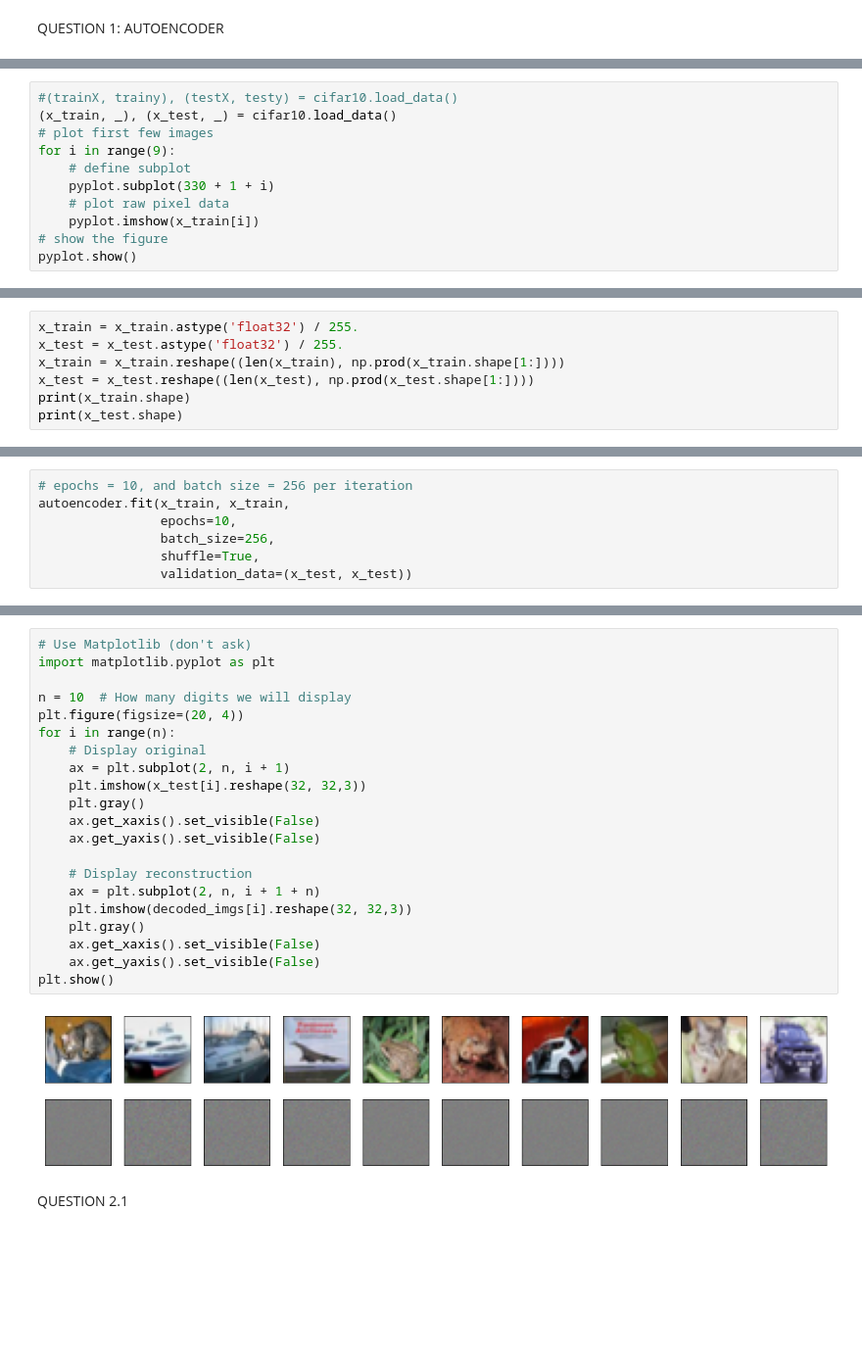
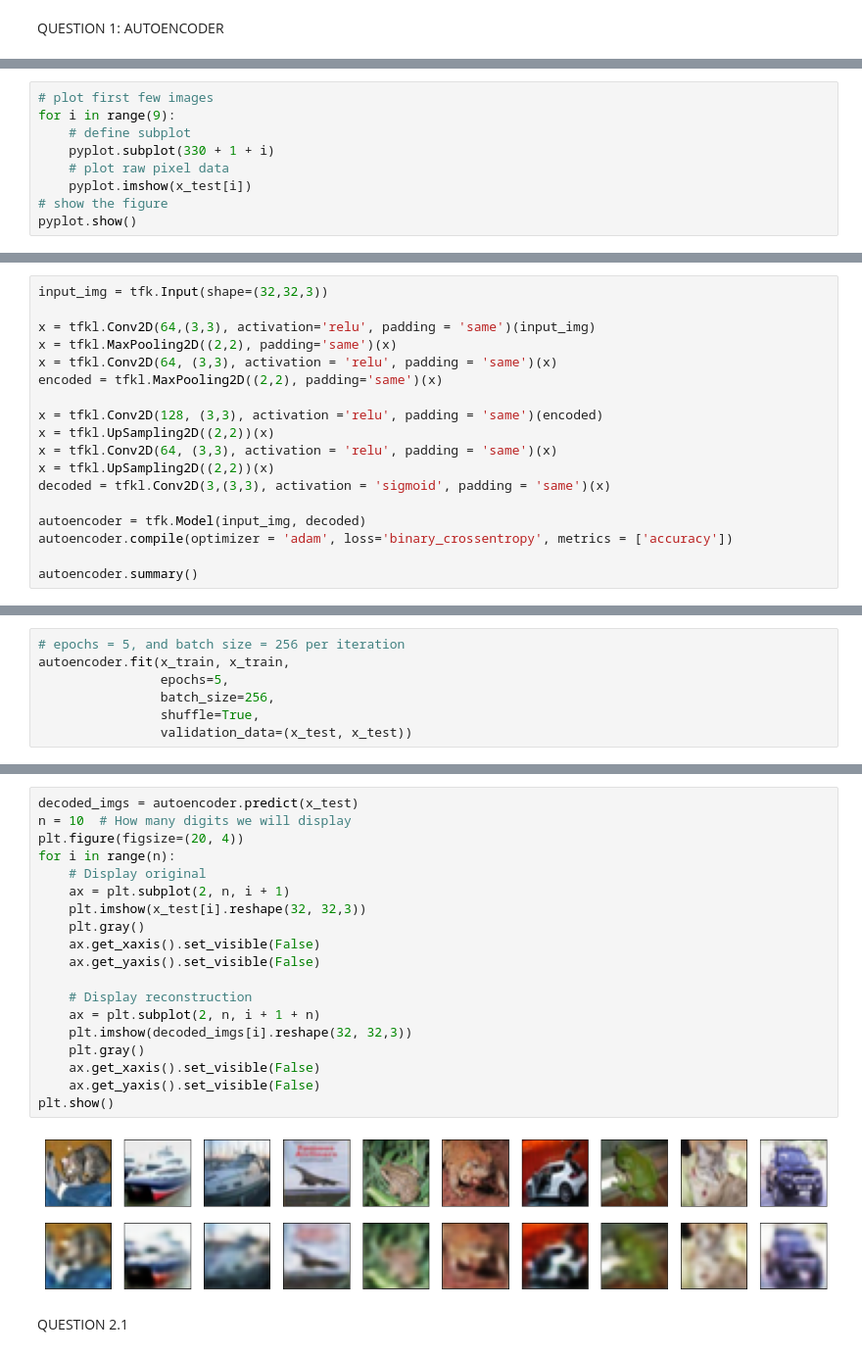
Before and after one commit to vc470/deeplearningvc470, a Jupyter notebook: Homework_3_VID_CHAN.ipynb, the cells around one changed output, grey strips where cells are left out. Shown: that part at 98% size. Drawn from its saved outputs; the diff is of its cells as text; blank space fills up the shorter version.

```diff
--- a/Homework_3_VID_CHAN.ipynb
+++ b/Homework_3_VID_CHAN.ipynb
@@ -41,12 +31,10 @@ from keras.datasets import cifar10
 # %%
-#(trainX, trainy), (testX, testy) = cifar10.load_data()
-(x_train, _), (x_test, _) = cifar10.load_data()
 # plot first few images
 for i in range(9):
 	# define subplot
 	pyplot.subplot(330 + 1 + i)
 	# plot raw pixel data
-	pyplot.imshow(x_train[i])
+	pyplot.imshow(x_test[i])
 # show the figure
 pyplot.show()
 # %% [output]
@@ -56,7 +41,0 @@ Downloading data from https://www.cs.toronto.edu/~kriz/cifar-10-python.tar.gz
-# %%
-x_train = x_train.astype('float32') / 255.
-x_test = x_test.astype('float32') / 255.
-x_train = x_train.reshape((len(x_train), np.prod(x_train.shape[1:])))
-x_test = x_test.reshape((len(x_test), np.prod(x_test.shape[1:])))
-print(x_train.shape)
-print(x_test.shape)
@@ -65,0 +42,18 @@ print(x_test.shape)
+# %%
+input_img = tfk.Input(shape=(32,32,3))
+
+x = tfkl.Conv2D(64,(3,3), activation='relu', padding = 'same')(input_img)
+x = tfkl.MaxPooling2D((2,2), padding='same')(x)
+x = tfkl.Conv2D(64, (3,3), activation = 'relu', padding = 'same')(x)
+encoded = tfkl.MaxPooling2D((2,2), padding='same')(x)
+
+x = tfkl.Conv2D(128, (3,3), activation ='relu', padding = 'same')(encoded)
+x = tfkl.UpSampling2D((2,2))(x)
+x = tfkl.Conv2D(64, (3,3), activation = 'relu', padding = 'same')(x)
+x = tfkl.UpSampling2D((2,2))(x)
+decoded = tfkl.Conv2D(3,(3,3), activation = 'sigmoid', padding = 'same')(x)
+
+autoencoder = tfk.Model(input_img, decoded)
+autoencoder.compile(optimizer = 'adam', loss='binary_crossentropy', metrics = ['accuracy'])
+
+autoencoder.summary()
@@ -66,7 +78,7 @@ print(x_test.shape)
 # %%
-# epochs = 10, and batch size = 256 per iteration
+# epochs = 5, and batch size = 256 per iteration
 autoencoder.fit(x_train, x_train,
-                epochs=10,
+                epochs=5,
                 batch_size=256,
                 shuffle=True,
                 validation_data=(x_test, x_test))
@@ -100,26 +97,24 @@ decoded_imgs = decoder.predict(encoded_imgs)
 # %%
-# Use Matplotlib (don't ask)
-import matplotlib.pyplot as plt
-
+decoded_imgs = autoencoder.predict(x_test)
 n = 10  # How many digits we will display
 plt.figure(figsize=(20, 4))
 for i in range(n):
     # Display original
     ax = plt.subplot(2, n, i + 1)
     plt.imshow(x_test[i].reshape(32, 32,3))
     plt.gray()
     ax.get_xaxis().set_visible(False)
     ax.get_yaxis().set_visible(False)
 
     # Display reconstruction
     ax = plt.subplot(2, n, i + 1 + n)
     plt.imshow(decoded_imgs[i].reshape(32, 32,3))
     plt.gray()
     ax.get_xaxis().set_visible(False)
     ax.get_yaxis().set_visible(False)
 plt.show()
 # %% [output]
-[figure, old version]
+[figure, new version]
 # %% [markdown]
 QUESTION 2.1
 # %%
```
Also changed, not shown: parts of 23 cells of this notebook.
